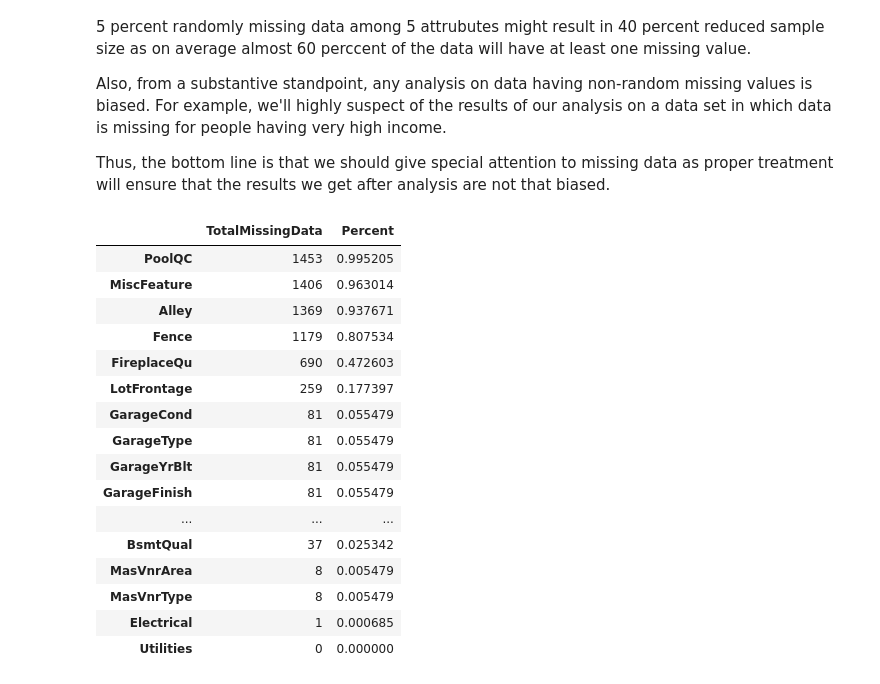
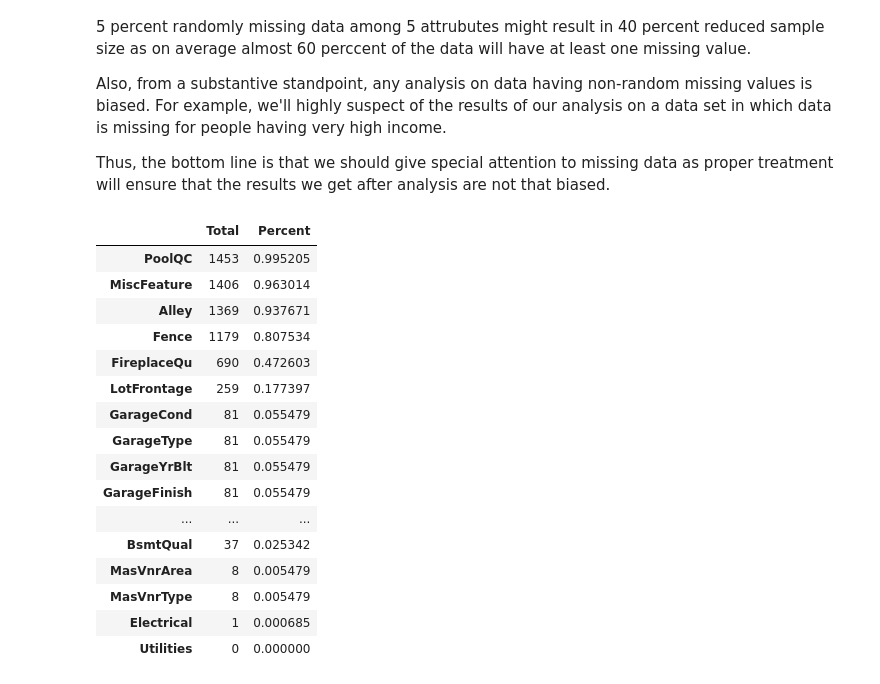
Before and after one commit to PrashantShivajiBhapkar/KaggleNotebooks, a Jupyter notebook: HomePricePrediction.ipynb, the cells around one changed output. Drawn from its saved outputs; the diff is of its cells as text; code cells hidden in the pictures.

```diff
--- a/HomePricePrediction.ipynb
+++ b/HomePricePrediction.ipynb
@@ -214,11 +214,11 @@ Thus, the bottom line is that we should give special attention to missing data a
 # %%
 # Missing data
 total = train_df.isnull().sum().sort_values(ascending=False)
 percent = (train_df.isnull().sum()/len(train_df)).sort_values(ascending=False)
-missing_data = pd.concat([total, percent], axis=1, keys=['TotalMissingData', 'Percent'])
+missing_data = pd.concat([total, percent], axis=1, keys=['Total', 'Percent'])
 missing_data.head(20)
 # %% [output]
-|  | TotalMissingData | Percent |
+|  | Total | Percent |
 | PoolQC | 1453 | 0.995205 |
 | MiscFeature | 1406 | 0.963014 |
 | Alley | 1369 | 0.937671 |
```
Also changed, not shown: parts of 17 cells of this notebook.
